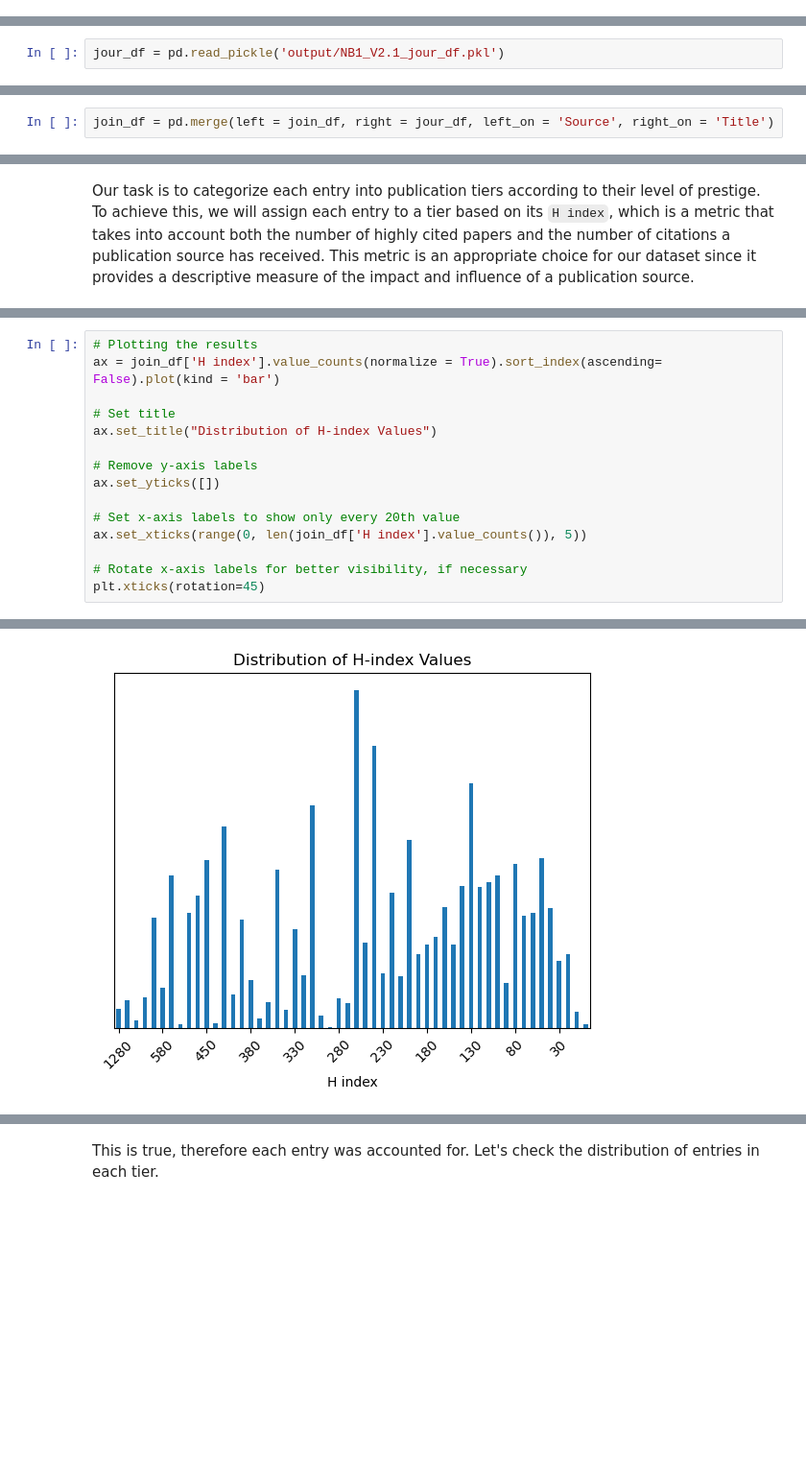
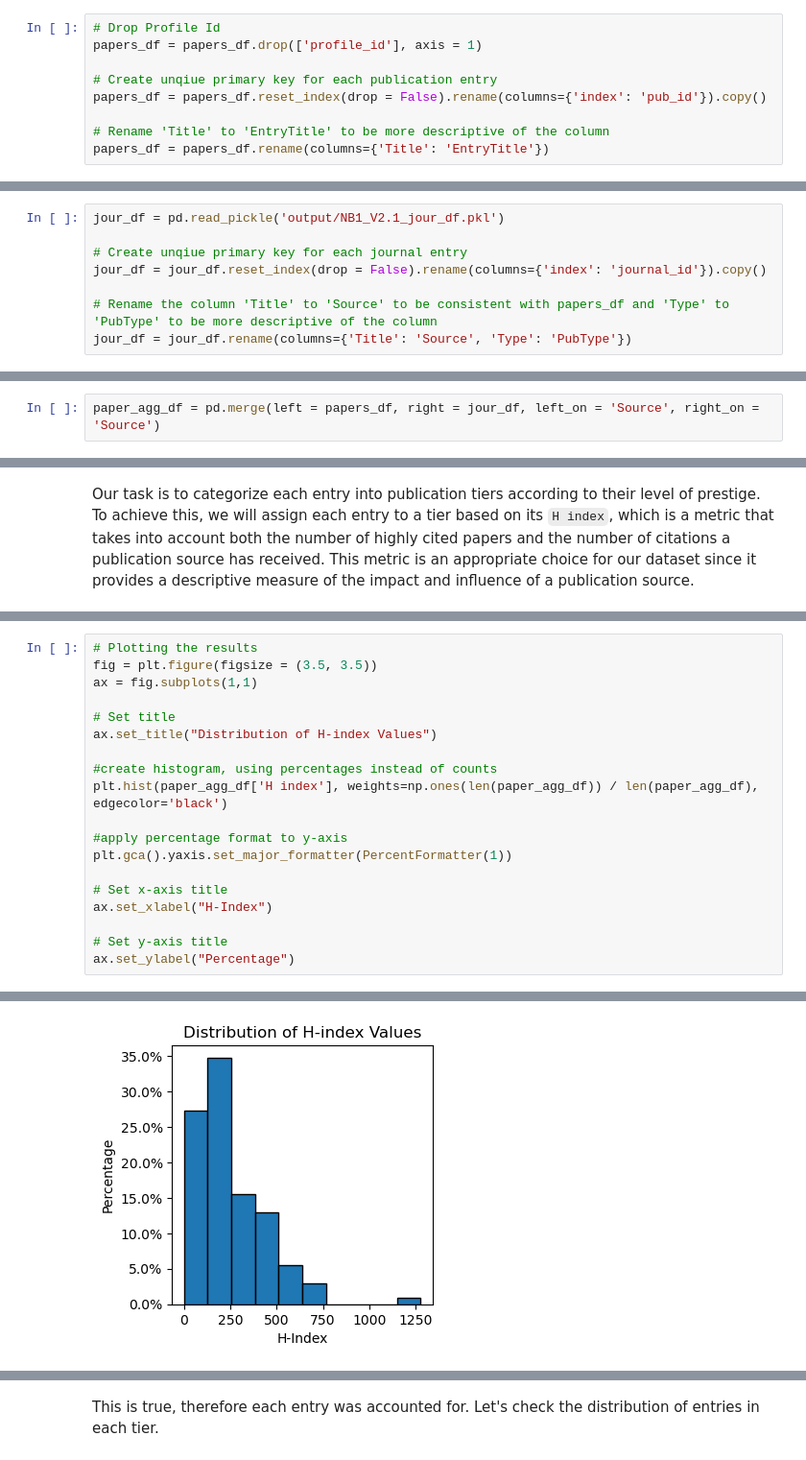
Before and after one commit to yokudake/ProfessorPowerIndex, a Jupyter notebook: Notebooks, Data and Outputs/Notebook 3 Building the Machine Learning DataSet.ipynb, the cells around one changed output, grey strips where cells are left out. Shown at 96% size. Drawn from its saved outputs; the diff is of its cells as text; blank space fills up the shorter version.

```diff
--- a/Notebooks, Data and Outputs/Notebook 3 Building the Machine Learning DataSet.ipynb
+++ b/Notebooks, Data and Outputs/Notebook 3 Building the Machine Learning DataSet.ipynb
@@ -27,6 +28,15 @@ To have all the metrics we need to build our machine learning data set, we need
 Here is `papers_df`
 # %%
 papers_df = pd.read_pickle('output/NB2_papers_df.pkl')
+# %%
+# Drop Profile Id
+papers_df = papers_df.drop(['profile_id'], axis = 1)
+
+# Create unqiue primary key for each publication entry
+papers_df = papers_df.reset_index(drop = False).rename(columns={'index': 'pub_id'}).copy()
+
+# Rename 'Title' to 'EntryTitle' to be more descriptive of the column
+papers_df = papers_df.rename(columns={'Title': 'EntryTitle'})
 # %%
 papers_df.info()
 # %% [output]
@@ -117,5 +62,11 @@ Here is `jour_df`
 # %%
 jour_df = pd.read_pickle('output/NB1_V2.1_jour_df.pkl')
+
+# Create unqiue primary key for each journal entry
+jour_df = jour_df.reset_index(drop = False).rename(columns={'index': 'journal_id'}).copy()
+
+# Rename the column 'Title' to 'Source' to be consistent with papers_df and 'Type' to 'PubType' to be more descriptive of the column
+jour_df = jour_df.rename(columns={'Title': 'Source', 'Type': 'PubType'})
 # %%
 jour_df.info()
 # %% [output]
@@ -137,3 +89,3 @@ Now let's inter join `jour_df` with `join_df` to make a new `join_df`.
 # %%
-join_df = pd.merge(left = join_df, right = jour_df, left_on = 'Source', right_on = 'Title')
+paper_agg_df = pd.merge(left = papers_df, right = jour_df, left_on = 'Source', right_on = 'Source')
 # %% [markdown]
@@ -201,16 +131,20 @@ join_df['H index'] = join_df['H index'].apply(lambda x: round(x/10) * 10)
 # %%
 # Plotting the results
-ax = join_df['H index'].value_counts(normalize = True).sort_index(ascending= False).plot(kind = 'bar')
+fig = plt.figure(figsize = (3.5, 3.5))
+ax = fig.subplots(1,1)
 
 # Set title
 ax.set_title("Distribution of H-index Values")
 
-# Remove y-axis labels
-ax.set_yticks([])
+#create histogram, using percentages instead of counts
+plt.hist(paper_agg_df['H index'], weights=np.ones(len(paper_agg_df)) / len(paper_agg_df), edgecolor='black')
 
-# Set x-axis labels to show only every 20th value
-ax.set_xticks(range(0, len(join_df['H index'].value_counts()), 5))
+#apply percentage format to y-axis
+plt.gca().yaxis.set_major_formatter(PercentFormatter(1))
 
-# Rotate x-axis labels for better visibility, if necessary
-plt.xticks(rotation=45)
+# Set x-axis title
+ax.set_xlabel("H-Index")
+
+# Set y-axis title
+ax.set_ylabel("Percentage")
 # %% [output]
@@ -229 +152 @@ plt.xticks(rotation=45)
-[figure, old version]
+[figure, new version]
```
Also changed, not shown: parts of 69 cells of this notebook, 12 other files.
